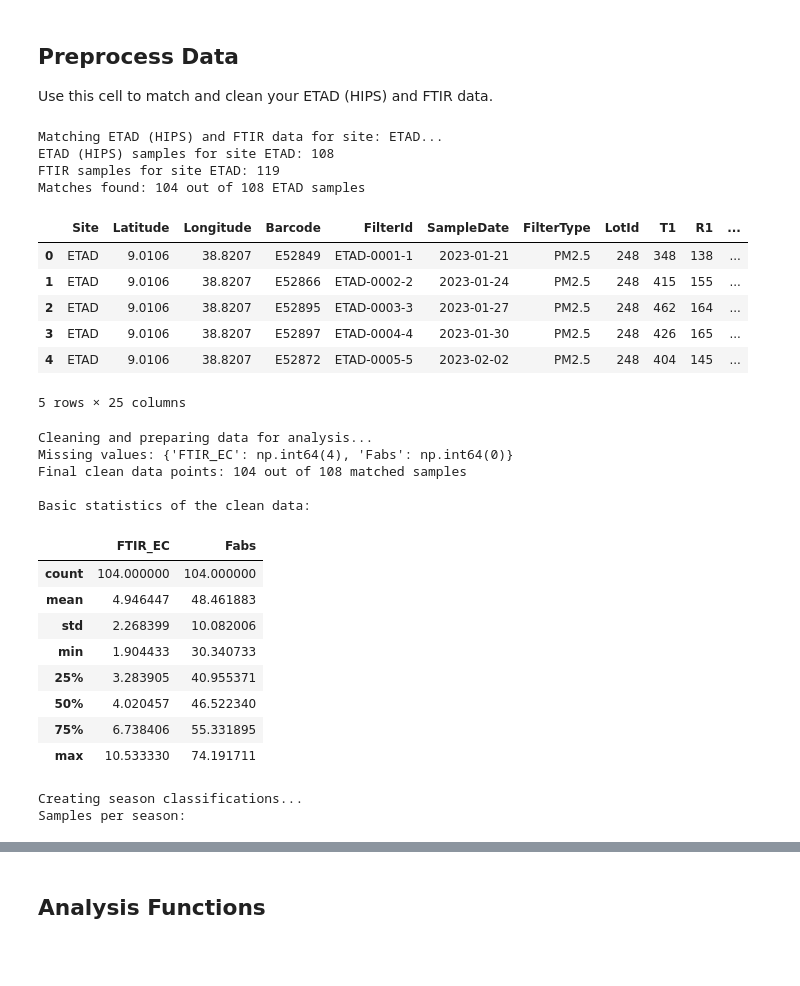
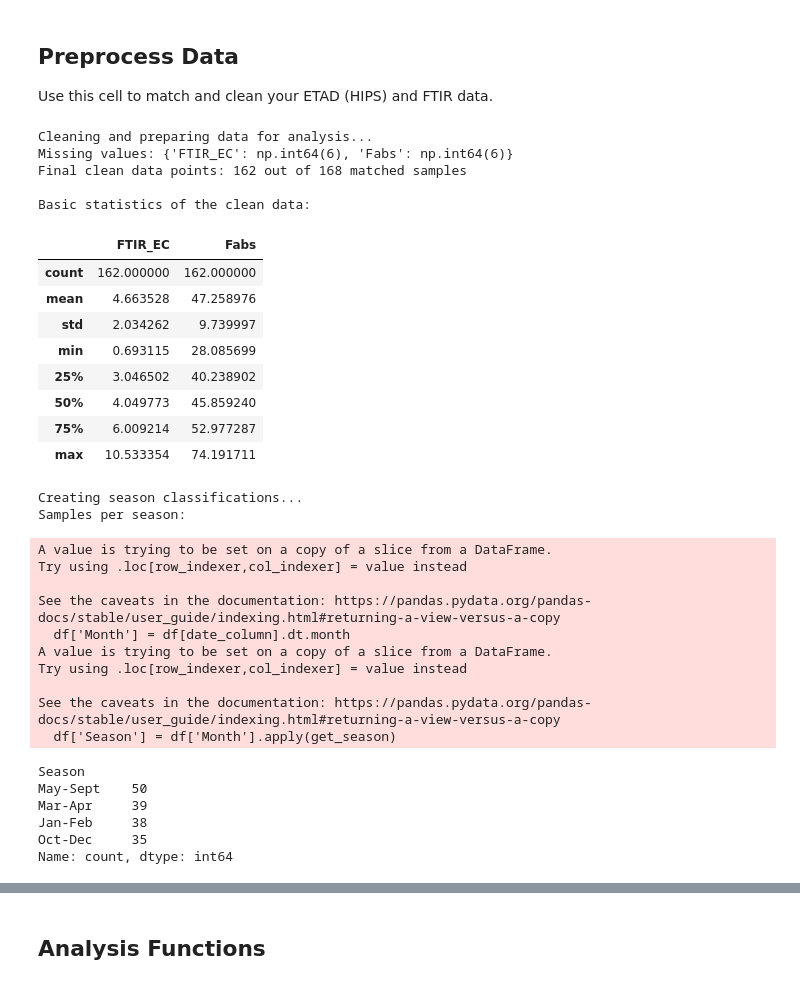
Before and after one commit to ahzs645/aethdata-analysis, a Jupyter notebook: EC HIPS/Sectioned Analysis.ipynb, the cells around one changed output, grey strips where cells are left out. Saved outputs shown, nothing was run; the diff lists cells and outputs as text; code cells hidden in the pictures; blank space fills up the shorter version.

Commit message:
Sectioned Analaysis for HIPS and FTIR and Databse creation completed.

```diff
--- a/EC HIPS/Sectioned Analysis.ipynb
+++ b/EC HIPS/Sectioned Analysis.ipynb
@@ -63,14 +73,10 @@ Use this cell to load your ETAD (HIPS) and FTIR data files.
 # %%
-# Define filepaths - update these with your actual paths
-etad_data_path = "/Users/ahzs645/Library/CloudStorage/GoogleDrive-ahzs645@gmail.com/My Drive/University/Research/Grad/UC Davis Ann/NASA MAIA/Data/EC-HIPS-Aeth Comparison/Data/Original Data/HIPS BC/ETAD_data_2023.csv"  # Update with your path
-ftir_data_paths = [
-    "/Users/ahzs645/Library/CloudStorage/GoogleDrive-ahzs645@gmail.com/My Drive/University/Research/Grad/UC Davis Ann/NASA MAIA/Data/EC-HIPS-Aeth Comparison/Data/Original Data/FTIR EC/SPARTAN_FTIR data batch 2 and 3 resubmitted with MDLs.csv",  # Update with your path
-    "/Users/ahzs645/Library/CloudStorage/GoogleDrive-ahzs645@gmail.com/My Drive/University/Research/Grad/UC Davis Ann/NASA MAIA/Data/EC-HIPS-Aeth Comparison/Data/Original Data/FTIR EC/SPARTAN_FTIR data_batch 4_ Nov2022 to March2024.csv"  # Update with your path
-]
+# Define database path - update with your actual path
+db_path = '/Users/ahzs645/Library/CloudStorage/GoogleDrive-ahzs645@gmail.com/My Drive/University/Research/Grad/UC Davis Ann/NASA MAIA/Data/EC-HIPS-Aeth Comparison/Data/Original Data/Combined Database/spartan_ftir_hips.db'
 
-# Load ETAD (HIPS) data
-etad_data = load_etad_data(etad_data_path)
+# Connect to database
+conn = connect_to_database(db_path)
 
-# Load FTIR data
-ftir_data = load_ftir_data(ftir_data_paths)
+# Load matched data for ETAD site
+analysis_data = load_data_from_database(conn, site_code='ETAD')
 # %% [output]
@@ -189,39 +152,41 @@ def clean_analysis_data(analysis_data):
 
 Use this cell to match and clean your ETAD (HIPS) and FTIR data.
 # %%
-# Match ETAD (HIPS) and FTIR data
-analysis_data = match_etad_ftir_data(etad_data, ftir_data)
-
 # Clean data
 clean_data = clean_analysis_data(analysis_data)
 
 # Add season column
 clean_data = create_season_column(clean_data)
 # %% [output]
-Matching ETAD (HIPS) and FTIR data for site: ETAD...
-ETAD (HIPS) samples for site ETAD: 108
-FTIR samples for site ETAD: 119
-Matches found: 104 out of 108 ETAD samples
+Cleaning and preparing data for analysis...
+Missing values: {'FTIR_EC': np.int64(6), 'Fabs': np.int64(6)}
+Final clean data points: 162 out of 168 matched samples
+
+Basic statistics of the clean data:
-|  | Site | Latitude | Longitude | Barcode | FilterId | SampleDate | FilterType | LotId | T1 | R1 | ... |
-| 0 | ETAD | 9.0106 | 38.8207 | E52849 | ETAD-0001-1 | 2023-01-21 | PM2.5 | 248 | 348 | 138 | ... |
-| 1 | ETAD | 9.0106 | 38.8207 | E52866 | ETAD-0002-2 | 2023-01-24 | PM2.5 | 248 | 415 | 155 | ... |
-| 2 | ETAD | 9.0106 | 38.8207 | E52895 | ETAD-0003-3 | 2023-01-27 | PM2.5 | 248 | 462 | 164 | ... |
-| 3 | ETAD | 9.0106 | 38.8207 | E52897 | ETAD-0004-4 | 2023-01-30 | PM2.5 | 248 | 426 | 165 | ... |
-| 4 | ETAD | 9.0106 | 38.8207 | E52872 | ETAD-0005-5 | 2023-02-02 | PM2.5 | 248 | 404 | 145 | ... |
+|  | FTIR_EC | Fabs |
+| count | 162.000000 | 162.000000 |
+| mean | 4.663528 | 47.258976 |
+| std | 2.034262 | 9.739997 |
+| min | 0.693115 | 28.085699 |
+| 25% | 3.046502 | 40.238902 |
+| 50% | 4.049773 | 45.859240 |
+| 75% | 6.009214 | 52.977287 |
+| max | 10.533354 | 74.191711 |
-5 rows × 25 columns
+Creating season classifications...
+Samples per season:
-Cleaning and preparing data for analysis...
-Missing values: {'FTIR_EC': np.int64(4), 'Fabs': np.int64(0)}
-Final clean data points: 104 out of 108 matched samples
+A value is trying to be set on a copy of a slice from a DataFrame.
+Try using .loc[row_indexer,col_indexer] = value instead
 
-Basic statistics of the clean data:
+See the caveats in the documentation: https://pandas.pydata.org/pandas-docs/stable/user_guide/indexing.html#returning-a-view-versus-a-copy
+  df['Month'] = df[date_column].dt.month
+A value is trying to be set on a copy of a slice from a DataFrame.
+Try using .loc[row_indexer,col_indexer] = value instead
+
+See the caveats in the documentation: https://pandas.pydata.org/pandas-docs/stable/user_guide/indexing.html#returning-a-view-versus-a-copy
+  df['Season'] = df['Month'].apply(get_season)
-|  | FTIR_EC | Fabs |
-| count | 104.000000 | 104.000000 |
-| mean | 4.946447 | 48.461883 |
-| std | 2.268399 | 10.082006 |
-| min | 1.904433 | 30.340733 |
-| 25% | 3.283905 | 40.955371 |
-| 50% | 4.020457 | 46.522340 |
-| 75% | 6.738406 | 55.331895 |
-| max | 10.533330 | 74.191711 |
-Creating season classifications...
-Samples per season:
+Season
+May-Sept    50
+Mar-Apr     39
+Jan-Feb     38
+Oct-Dec     35
+Name: count, dtype: int64
```
Also changed, not shown: parts of 14 cells of this notebook, 3 other files.
